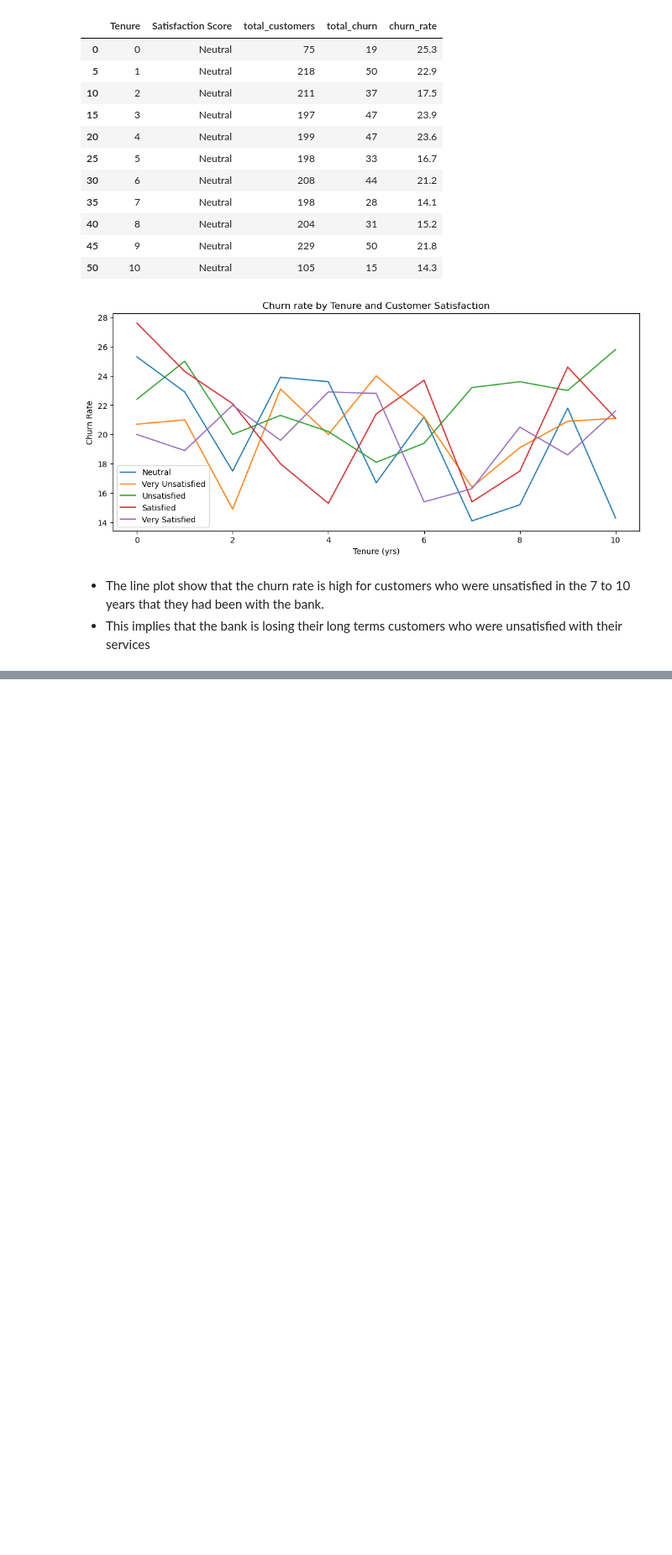
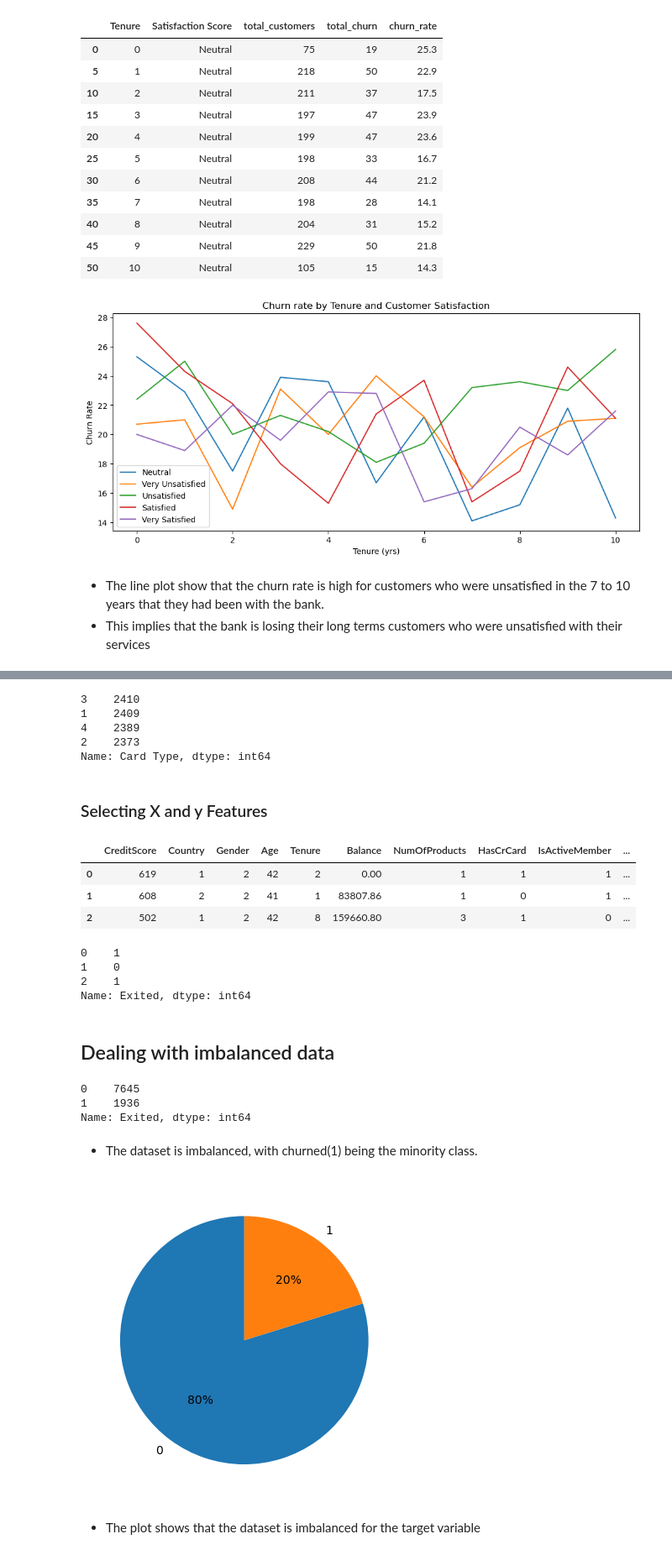
Before and after one commit to valezenwanne/Bank-Customer-Churn-Prediction, a Jupyter notebook: Bank Customer Churn Prediction.ipynb, the cells around one changed output, grey strips where cells are left out. Shown at 84% size. Drawn from its saved outputs; the diff is of its cells as text; code cells hidden in the pictures; blank space fills up the shorter version.

```diff
--- a/Bank Customer Churn Prediction.ipynb
+++ b/Bank Customer Churn Prediction.ipynb
@@ -1697,0 +1720,9 @@ plt.show()
+# %%
+#mapping Country categorical variable to integer
+dict_country = {
+    'France': 1,
+    'Spain': 2,
+    'Germany': 3
+}
+
+df3['Country'] = df3['Country'].map(dict_country)
@@ -1697,0 +1736,8 @@ plt.show()
+# %%
+#mapping Gender categorical variable to integer
+dict_gender = {
+    'Male': 1,
+    'Female':2
+}
+
+df3['Gender'] = df3['Gender'].map(dict_gender)
@@ -1697,0 +1755,20 @@ plt.show()
+# %%
+#mapping Card Type to integer
+dict_card = {
+    'DIAMOND': 1,
+    'GOLD': 2,
+    'SILVER': 3,
+    'PLATINUM': 4
+}
+
+df3['Card Type'] = df3['Card Type'].map(dict_card)
+# %%
+df3['Card Type'].value_counts()
+# %% [output]
+3    2410
+1    2409
+4    2389
+2    2373
+Name: Card Type, dtype: int64
+# %% [markdown]
+### Selecting X and y Features
@@ -1697,0 +1778,41 @@ plt.show()
+# %%
+#display few rows of the input features
+X.head(3)
+# %% [output]
+|  | CreditScore | Country | Gender | Age | Tenure | Balance | NumOfProducts | HasCrCard | IsActiveMember | ... |
+| 0 | 619 | 1 | 2 | 42 | 2 | 0.00 | 1 | 1 | 1 | ... |
+| 1 | 608 | 2 | 2 | 41 | 1 | 83807.86 | 1 | 0 | 1 | ... |
+| 2 | 502 | 1 | 2 | 42 | 8 | 159660.80 | 3 | 1 | 0 | ... |
+# %%
+#selecting the target feature
+y = df3['Exited']
+# %%
+#display few rows of the target
+y.head(3)
+# %% [output]
+0    1
+1    0
+2    1
+Name: Exited, dtype: int64
+# %% [markdown]
+## Dealing with imbalanced data
+# %%
+## Checking for imbalance dataset
+y.value_counts()
+# %% [output]
+0    7645
+1    1936
+Name: Exited, dtype: int64
+# %% [markdown]
+- The dataset is imbalanced, with churned(1) being the minority class.
+# %%
+#plotting a piechart of the target variable
+fig, ax = plt.subplots()
+
+ax.pie(y.value_counts(), autopct='%.0f%%', labels=y.value_counts().index, startangle=90)
+
+plt.show()
+# %% [output]
+[figure, added]
+# %% [markdown]
+- The plot shows that the dataset is imbalanced for the target variable
```
Also changed, not shown: parts of 91 cells of this notebook.
